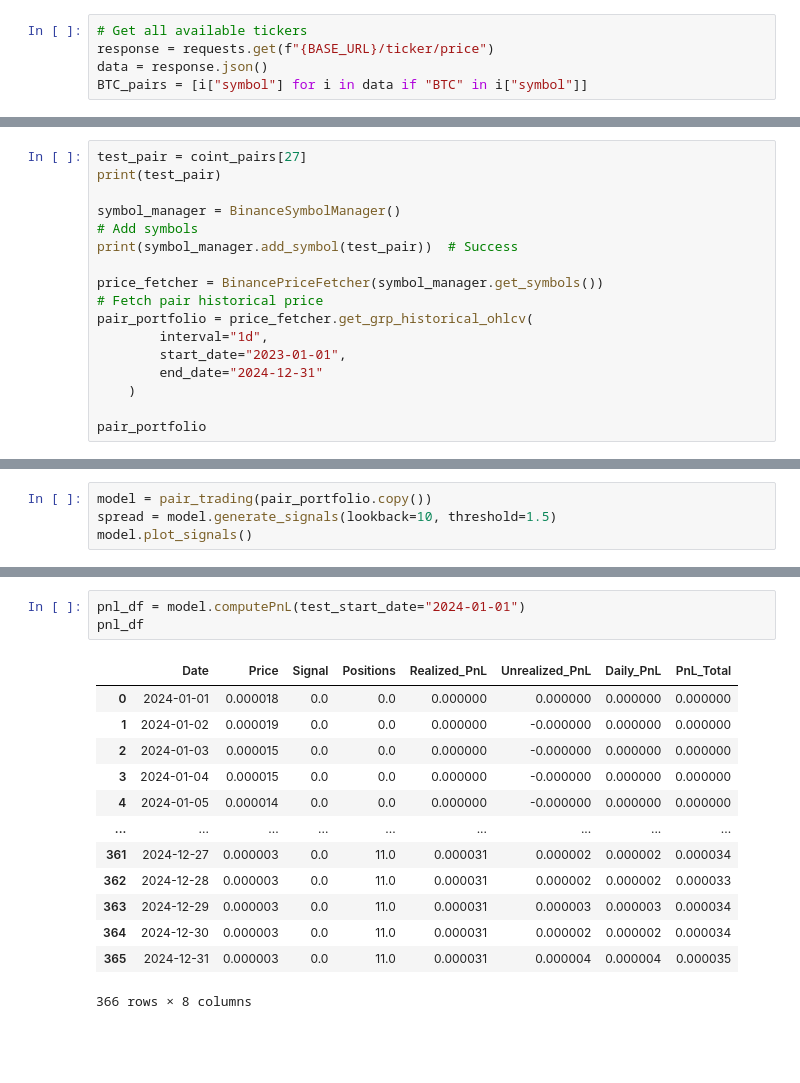
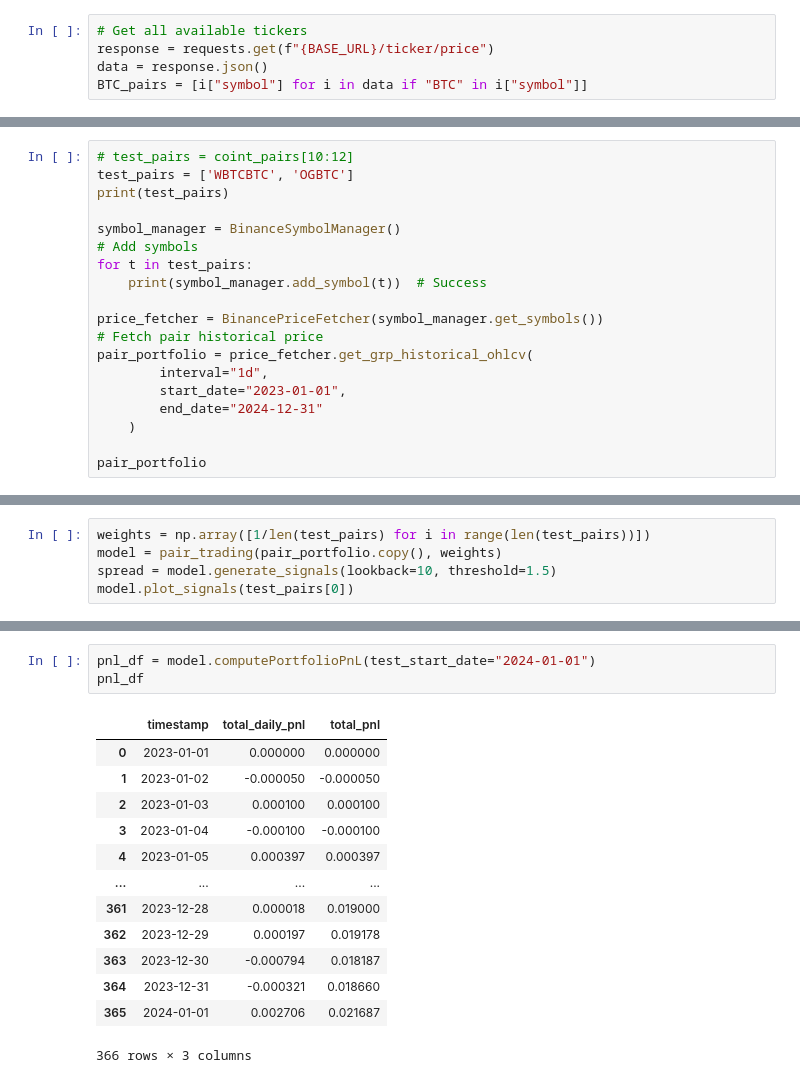
Before and after one commit to saltedpotato/qf635-microstructure-project, a Jupyter notebook: test_strats.ipynb, the cells around one changed output, grey strips where cells are left out. Drawn from its saved outputs; the diff is of its cells as text; blank space fills up the shorter version.

```diff
--- a/test_strats.ipynb
+++ b/test_strats.ipynb
@@ -20,10 +21,12 @@ len(coint_pairs)
 # %%
-test_pair = coint_pairs[27]
-print(test_pair)
+# test_pairs = coint_pairs[10:12]
+test_pairs = ['WBTCBTC', 'OGBTC']
+print(test_pairs)
 
 symbol_manager = BinanceSymbolManager()
 # Add symbols
-print(symbol_manager.add_symbol(test_pair))  # Success
+for t in test_pairs:
+    print(symbol_manager.add_symbol(t))  # Success
 
 price_fetcher = BinancePriceFetcher(symbol_manager.get_symbols())
 # Fetch pair historical price
@@ -53,5 +57,6 @@ NFPBTC
 # %%
-model = pair_trading(pair_portfolio.copy())
+weights = np.array([1/len(test_pairs) for i in range(len(test_pairs))])
+model = pair_trading(pair_portfolio.copy(), weights)
 spread = model.generate_signals(lookback=10, threshold=1.5)
-model.plot_signals()
+model.plot_signals(test_pairs[0])
 # %% [output]
@@ -59,17 +64,17 @@ model.plot_signals()
 # %%
-pnl_df = model.computePnL(test_start_date="2024-01-01")
+pnl_df = model.computePortfolioPnL(test_start_date="2024-01-01")
 pnl_df
 # %% [output]
-|  | Date | Price | Signal | Positions | Realized_PnL | Unrealized_PnL | Daily_PnL | PnL_Total |
-| 0 | 2024-01-01 | 0.000018 | 0.0 | 0.0 | 0.000000 | 0.000000 | 0.000000 | 0.000000 |
-| 1 | 2024-01-02 | 0.000019 | 0.0 | 0.0 | 0.000000 | -0.000000 | 0.000000 | 0.000000 |
-| 2 | 2024-01-03 | 0.000015 | 0.0 | 0.0 | 0.000000 | -0.000000 | 0.000000 | 0.000000 |
-| 3 | 2024-01-04 | 0.000015 | 0.0 | 0.0 | 0.000000 | -0.000000 | 0.000000 | 0.000000 |
-| 4 | 2024-01-05 | 0.000014 | 0.0 | 0.0 | 0.000000 | -0.000000 | 0.000000 | 0.000000 |
-| ... | ... | ... | ... | ... | ... | ... | ... | ... |
-| 361 | 2024-12-27 | 0.000003 | 0.0 | 11.0 | 0.000031 | 0.000002 | 0.000002 | 0.000034 |
-| 362 | 2024-12-28 | 0.000003 | 0.0 | 11.0 | 0.000031 | 0.000002 | 0.000002 | 0.000033 |
-| 363 | 2024-12-29 | 0.000003 | 0.0 | 11.0 | 0.000031 | 0.000003 | 0.000003 | 0.000034 |
-| 364 | 2024-12-30 | 0.000003 | 0.0 | 11.0 | 0.000031 | 0.000002 | 0.000002 | 0.000034 |
-| 365 | 2024-12-31 | 0.000003 | 0.0 | 11.0 | 0.000031 | 0.000004 | 0.000004 | 0.000035 |
+|  | timestamp | total_daily_pnl | total_pnl |
+| 0 | 2023-01-01 | 0.000000 | 0.000000 |
+| 1 | 2023-01-02 | -0.000050 | -0.000050 |
+| 2 | 2023-01-03 | 0.000100 | 0.000100 |
+| 3 | 2023-01-04 | -0.000100 | -0.000100 |
+| 4 | 2023-01-05 | 0.000397 | 0.000397 |
+| ... | ... | ... | ... |
+| 361 | 2023-12-28 | 0.000018 | 0.019000 |
+| 362 | 2023-12-29 | 0.000197 | 0.019178 |
+| 363 | 2023-12-30 | -0.000794 | 0.018187 |
+| 364 | 2023-12-31 | -0.000321 | 0.018660 |
+| 365 | 2024-01-01 | 0.002706 | 0.021687 |
-366 rows × 8 columns
+366 rows × 3 columns
```
Also changed, not shown: parts of 9 cells of this notebook, 2 other files.
